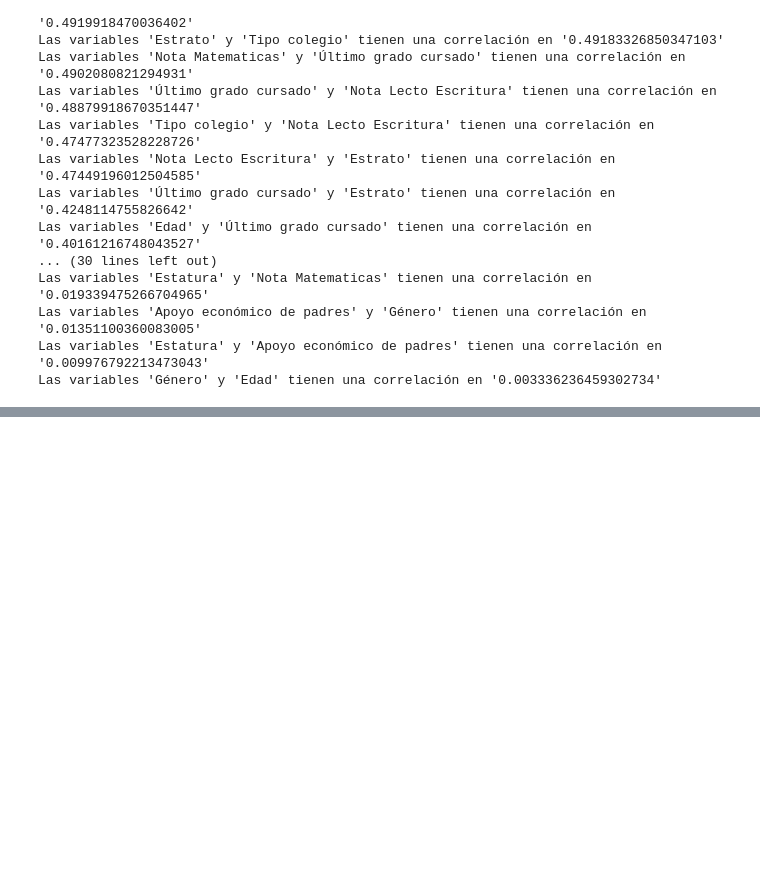
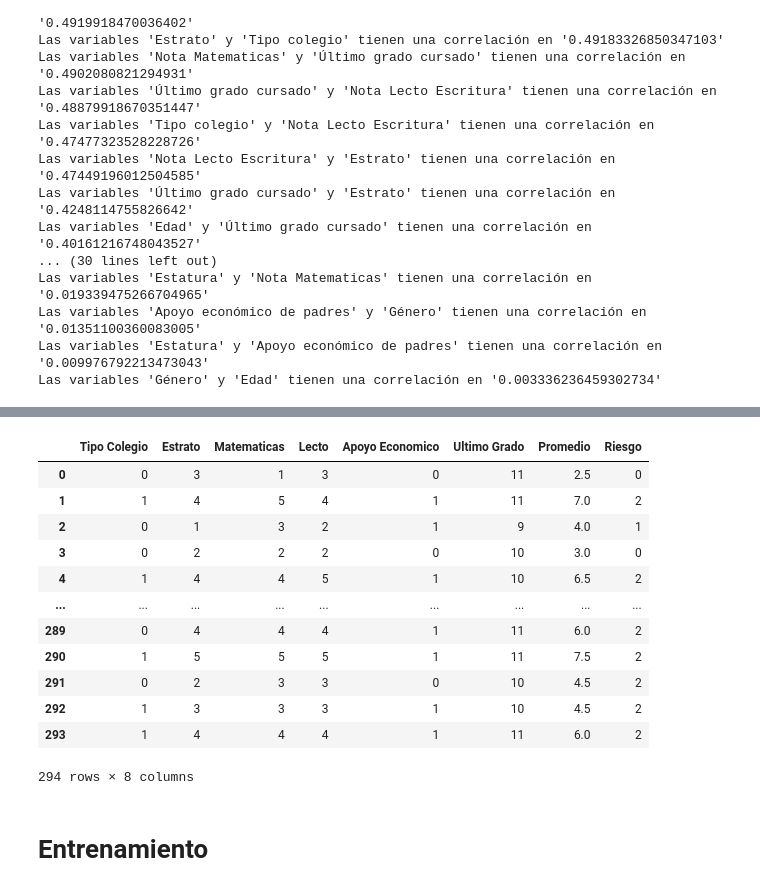
Before and after one commit to DarkKing516/MachineLearning, a Jupyter notebook: por fin el tema/regresionLogistica.ipynb, the cells around one changed output, grey strips where cells are left out. Drawn from its saved outputs; the diff is of its cells as text; code cells hidden in the pictures; blank space fills up the shorter version.

```diff
--- a/por fin el tema/regresionLogistica.ipynb
+++ b/por fin el tema/regresionLogistica.ipynb
@@ -90,3 +90,6 @@ Las variables 'Estatura' y 'Nota Matematicas' tienen una correlación en '0.0193
 Las variables 'Apoyo económico de padres' y 'Género' tienen una correlación en '0.01351100360083005'
 Las variables 'Estatura' y 'Apoyo económico de padres' tienen una correlación en '0.009976792213473043'
 Las variables 'Género' y 'Edad' tienen una correlación en '0.003336236459302734'
+# %%
+df = df.drop(['Edad', 'Área de residencia', 'Género', 'Estatura'], axis=1)
+df.info()
@@ -92,0 +110,4 @@ Las variables 'Género' y 'Edad' tienen una correlación en '0.00333623645930273
+# %%
+df.columns = ['Tipo Colegio', 'Estrato', 'Matematicas', 'Lecto', 'Apoyo Economico', 'Ultimo Grado']
+
+df.info()
@@ -92,0 +128,3 @@ Las variables 'Género' y 'Edad' tienen una correlación en '0.00333623645930273
+# %%
+df['Promedio'] = (df['Matematicas'] + df['Lecto'] / 2)
+df
@@ -92,0 +145,21 @@ Las variables 'Género' y 'Edad' tienen una correlación en '0.00333623645930273
+# %%
+# Crear la columna 'Riesgo' y asignar valores según el rango del promedio
+# <=3 -> 0: Desercion - <=4 -> 1: Alerta - 2: Buen estudiante
+df['Riesgo'] = np.where(df['Promedio'] <= 3, 0, np.where(df['Promedio'] <= 4, 1, 2))
+df
+# %% [output]
+|  | Tipo Colegio | Estrato | Matematicas | Lecto | Apoyo Economico | Ultimo Grado | Promedio | Riesgo |
+| 0 | 0 | 3 | 1 | 3 | 0 | 11 | 2.5 | 0 |
+| 1 | 1 | 4 | 5 | 4 | 1 | 11 | 7.0 | 2 |
+| 2 | 0 | 1 | 3 | 2 | 1 | 9 | 4.0 | 1 |
+| 3 | 0 | 2 | 2 | 2 | 0 | 10 | 3.0 | 0 |
+| 4 | 1 | 4 | 4 | 5 | 1 | 10 | 6.5 | 2 |
+| ... | ... | ... | ... | ... | ... | ... | ... | ... |
+| 289 | 0 | 4 | 4 | 4 | 1 | 11 | 6.0 | 2 |
+| 290 | 1 | 5 | 5 | 5 | 1 | 11 | 7.5 | 2 |
+| 291 | 0 | 2 | 3 | 3 | 0 | 10 | 4.5 | 2 |
+| 292 | 1 | 3 | 3 | 3 | 1 | 10 | 4.5 | 2 |
+| 293 | 1 | 4 | 4 | 4 | 1 | 11 | 6.0 | 2 |
+294 rows × 8 columns
+# %% [markdown]
+# Entrenamiento
```
Also changed, not shown: parts of 16 cells of this notebook, 5 other files.
